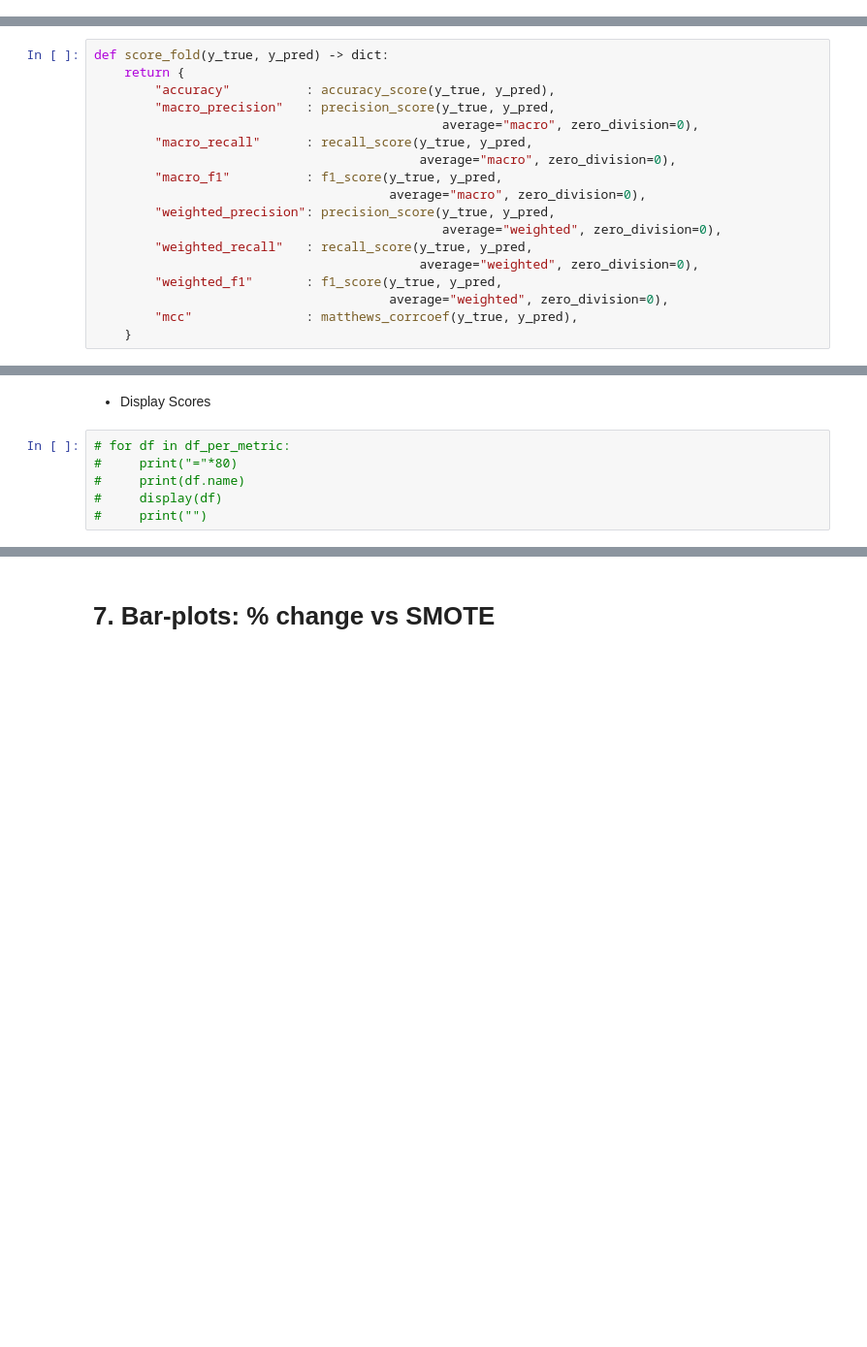
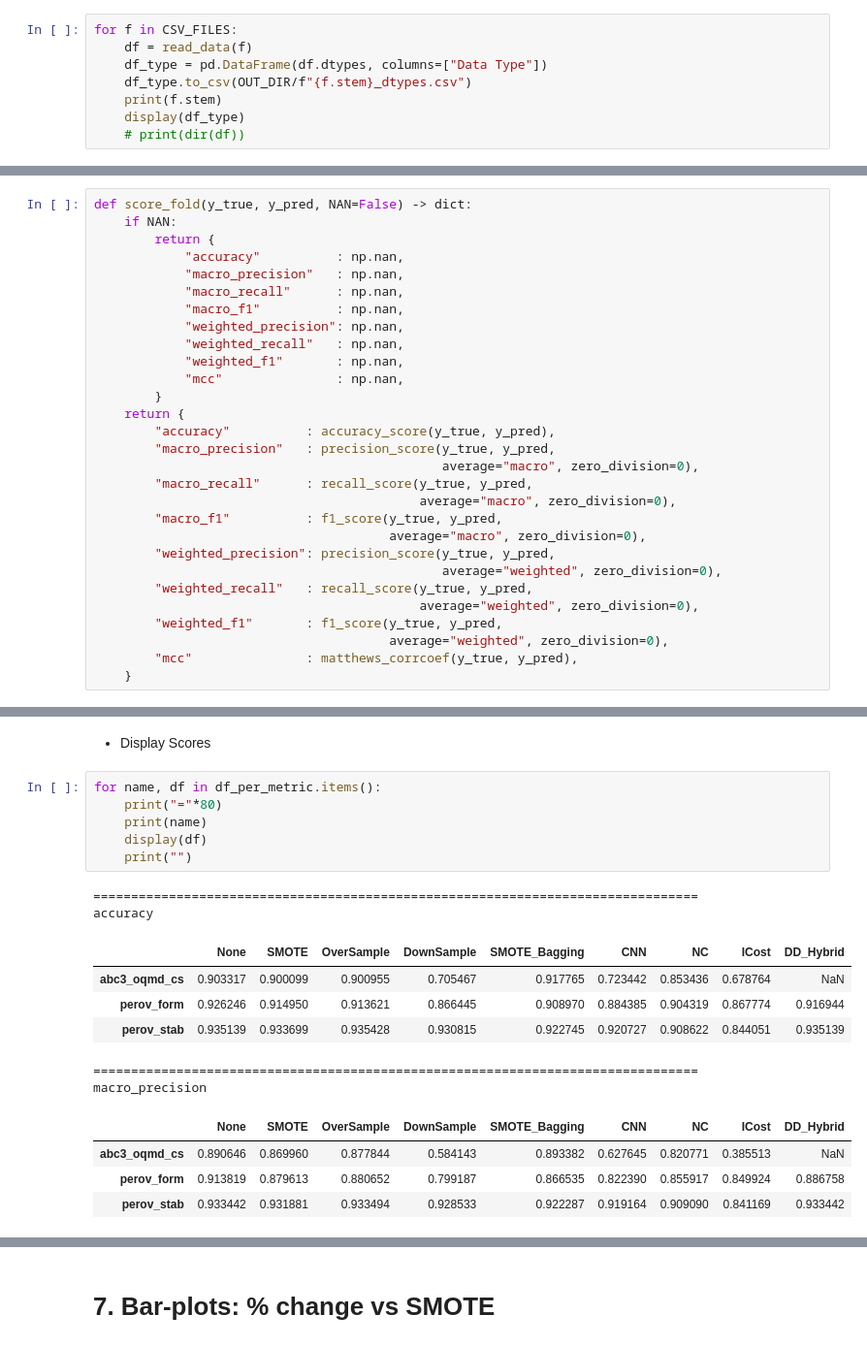
Before and after one commit to omarfarukof/Perovskite-ML-papers, a Jupyter notebook: A_Multi_class_Dataset_Comparison/A_Classification_Comparison.ipynb, the cells around one changed output, grey strips where cells are left out. Shown at 97% size. Saved outputs shown, nothing was run; the diff lists cells and outputs as text; blank space fills up the shorter version.

```diff
--- a/A_Multi_class_Dataset_Comparison/A_Classification_Comparison.ipynb
+++ b/A_Multi_class_Dataset_Comparison/A_Classification_Comparison.ipynb
@@ -73,0 +61,8 @@ for i, f in enumerate(CSV_FILES):
+# %%
+for f in CSV_FILES:
+    df = read_data(f)
+    df_type = pd.DataFrame(df.dtypes, columns=["Data Type"])
+    df_type.to_csv(OUT_DIR/f"{f.stem}_dtypes.csv")
+    print(f.stem)
+    display(df_type)
+    # print(dir(df))
@@ -119,7 +169,18 @@ def build_pipeline(sampler, classifier=CLASSIFIER) -> ImbPipeline:
 # %% [markdown]
 ## Scoring function
 # %%
-def score_fold(y_true, y_pred) -> dict:
+def score_fold(y_true, y_pred, NAN=False) -> dict:
+    if NAN:
+        return {
+            "accuracy"          : np.nan,
+            "macro_precision"   : np.nan,
+            "macro_recall"      : np.nan,
+            "macro_f1"          : np.nan,
+            "weighted_precision": np.nan,
+            "weighted_recall"   : np.nan,
+            "weighted_f1"       : np.nan,
+            "mcc"               : np.nan,
+        }
     return {
         "accuracy"          : accuracy_score(y_true, y_pred),
         "macro_precision"   : precision_score(y_true, y_pred,
@@ -220,8 +449,21 @@ for metric in METRICS:
 # %% [markdown]
 - Display Scores
 # %%
-# for df in df_per_metric:
-#     print("="*80)
-#     print(df.name)
-#     display(df)
-#     print("")
+for name, df in df_per_metric.items():
+    print("="*80)
+    print(name)
+    display(df)
+    print("")
+# %% [output]
+================================================================================
+accuracy
+|  | None | SMOTE | OverSample | DownSample | SMOTE_Bagging | CNN | NC | ICost | DD_Hybrid |
+| abc3_oqmd_cs | 0.903317 | 0.900099 | 0.900955 | 0.705467 | 0.917765 | 0.723442 | 0.853436 | 0.678764 | NaN |
+| perov_form | 0.926246 | 0.914950 | 0.913621 | 0.866445 | 0.908970 | 0.884385 | 0.904319 | 0.867774 | 0.916944 |
+| perov_stab | 0.935139 | 0.933699 | 0.935428 | 0.930815 | 0.922745 | 0.920727 | 0.908622 | 0.844051 | 0.935139 |
+================================================================================
+macro_precision
+|  | None | SMOTE | OverSample | DownSample | SMOTE_Bagging | CNN | NC | ICost | DD_Hybrid |
+| abc3_oqmd_cs | 0.890646 | 0.869960 | 0.877844 | 0.584143 | 0.893382 | 0.627645 | 0.820771 | 0.385513 | NaN |
+| perov_form | 0.913819 | 0.879613 | 0.880652 | 0.799187 | 0.866535 | 0.822390 | 0.855917 | 0.849924 | 0.886758 |
+| perov_stab | 0.933442 | 0.931881 | 0.933494 | 0.928533 | 0.922287 | 0.919164 | 0.909090 | 0.841169 | 0.933442 |
```
Also changed, not shown: parts of 14 cells of this notebook, 9 other files.
